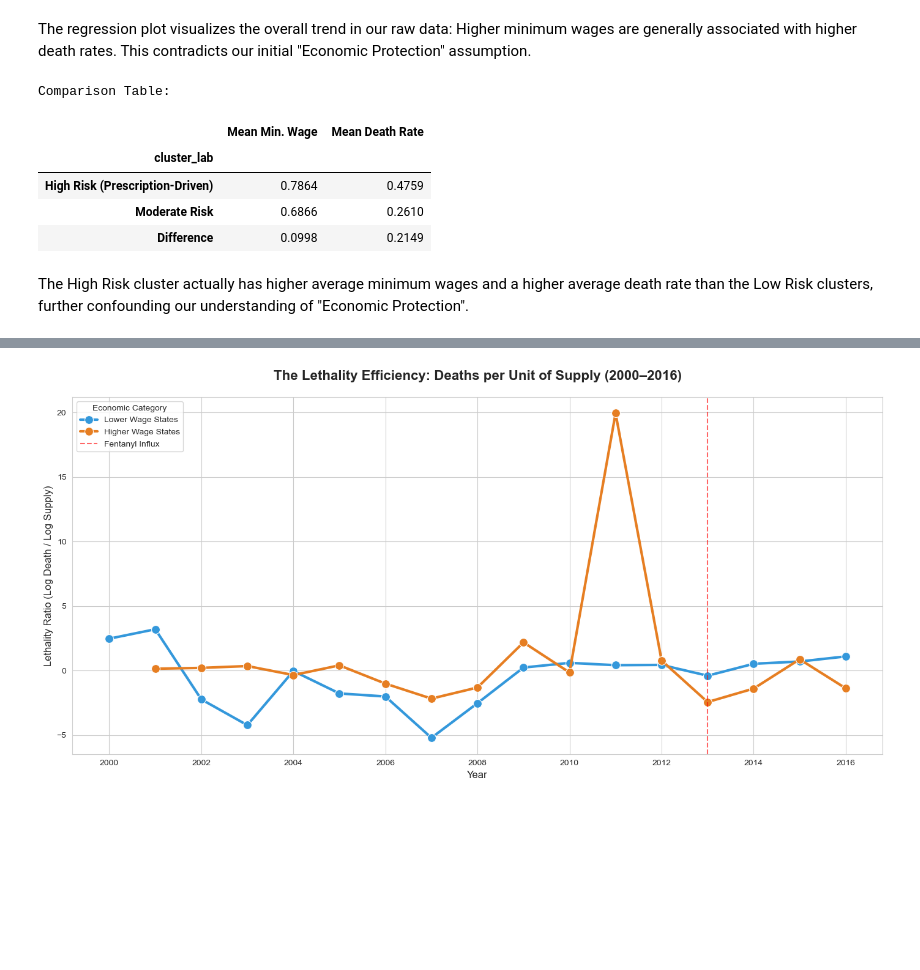
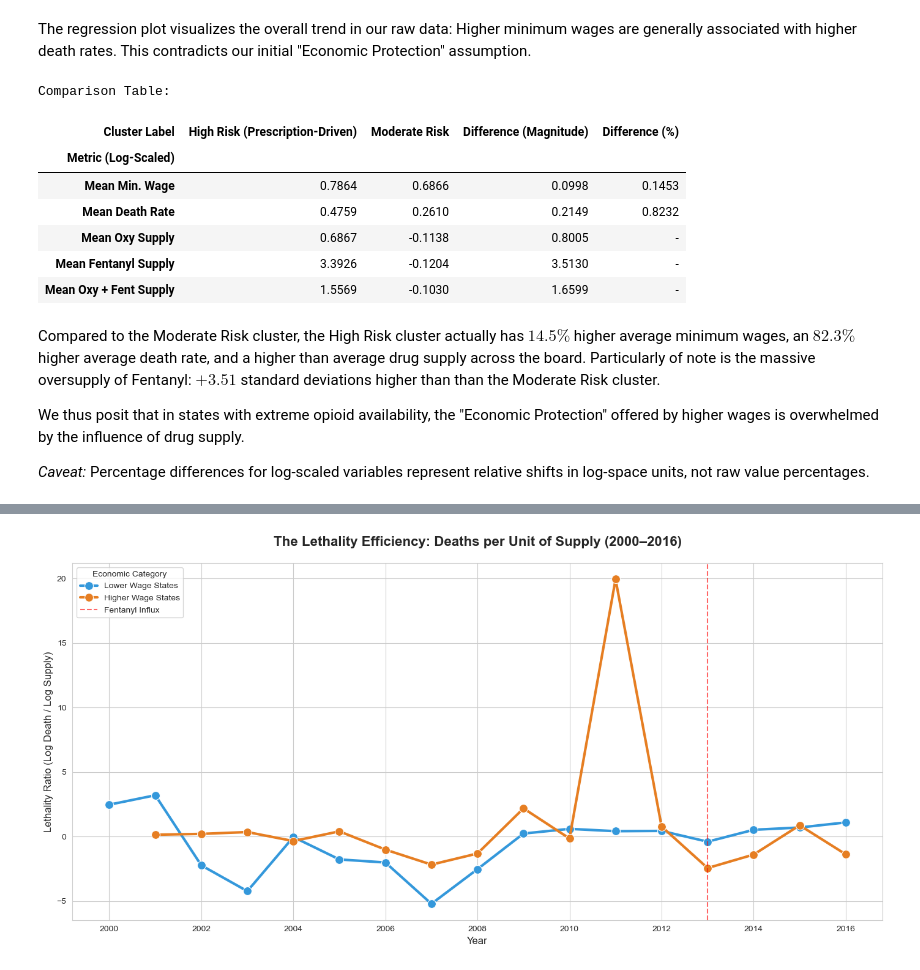
Before and after one commit to amberteetsel/substance-abuse-predictions, a Jupyter notebook: src/insights/death_rate_insights.ipynb, the cells around one changed output, grey strips where cells are left out. Cells and saved outputs as stored; diff of their text form; code cells hidden in the pictures; blank space fills up the shorter version.

Commit message:
furthering analysis

```diff
--- a/src/insights/death_rate_insights.ipynb
+++ b/src/insights/death_rate_insights.ipynb
@@ -141,48 +141,83 @@ The regression plot visualizes the overall trend in our raw data: Higher minimum
 # %%
 # Isolate clusters
 df_comp = df.loc[df.cluster_num.isin([0,1])].copy()
 
 # Aggregate means
 stats_comp = df_comp.groupby('cluster_lab').agg({
     'log_min_wage': 'mean',
-    'log_death_rate': 'mean'
+    'log_death_rate': 'mean',
+    'log_oxy': 'mean',
+    'log_fent':'mean',
+    'log_oxy_fent': 'mean'
 }).rename(columns={
     'log_min_wage': 'Mean Min. Wage',
-    'log_death_rate': 'Mean Death Rate'
+    'log_death_rate': 'Mean Death Rate',
+    'log_oxy': 'Mean Oxy Supply',
+    'log_fent':'Mean Fentanyl Supply',
+    'log_oxy_fent': 'Mean Oxy + Fent Supply'
 })
 
 # Calculate differences between clusters
 mod_mask = stats_comp.index.str.contains('Moderate')
 high_mask = stats_comp.index.str.contains('Prescription')
 
-wage_gap = stats_comp.loc[high_mask, 'Mean Min. Wage'].iloc[0] - \
-           stats_comp.loc[mod_mask, 'Mean Min. Wage'].iloc[0]
+# Magnitudes (High Risk - Moderate Risk)
+wage_gap = stats_comp.loc[high_mask, 'Mean Min. Wage'].iloc[0] - stats_comp.loc[mod_mask, 'Mean Min. Wage'].iloc[0]
+death_gap = stats_comp.loc[high_mask, 'Mean Death Rate'].iloc[0] - stats_comp.loc[mod_mask, 'Mean Death Rate'].iloc[0]
+oxy_gap = stats_comp.loc[high_mask, 'Mean Oxy Supply'].iloc[0] - stats_comp.loc[mod_mask, 'Mean Oxy Supply'].iloc[0]
+fent_gap = stats_comp.loc[high_mask, 'Mean Fentanyl Supply'].iloc[0] - stats_comp.loc[mod_mask, 'Mean Fentanyl Supply'].iloc[0]
+oxy_fent_gap = stats_comp.loc[high_mask, 'Mean Oxy + Fent Supply'].iloc[0] - stats_comp.loc[mod_mask, 'Mean Oxy + Fent Supply'].iloc[0]
 
-death_gap = stats_comp.loc[high_mask, 'Mean Death Rate'].iloc[0] - \
-            stats_comp.loc[mod_mask, 'Mean Death Rate'].iloc[0]
+# Percentages (Relative to the 'Moderate' Baseline)
+wage_gap_pct = wage_gap / stats_comp.loc[mod_mask, 'Mean Min. Wage'].iloc[0]
+death_gap_pct = death_gap / stats_comp.loc[mod_mask, 'Mean Death Rate'].iloc[0]
+oxy_gap_pct = oxy_gap / stats_comp.loc[mod_mask, 'Mean Oxy Supply'].iloc[0]
+fent_gap_pct = fent_gap / stats_comp.loc[mod_mask, 'Mean Fentanyl Supply'].iloc[0] # Fixed
+oxy_fent_gap_pct = oxy_fent_gap / stats_comp.loc[mod_mask, 'Mean Oxy + Fent Supply'].iloc[0] # Fixed
 
-# Add difference row
-# diff_row = {'Difference': [wage_gap, death_gap]}
+# Adding rows to the stats_comp dataframe
+stats_comp.loc['Difference (Magnitude)'] = [wage_gap, death_gap, oxy_gap, fent_gap, oxy_fent_gap]
+stats_comp.loc['Difference (%)'] = [wage_gap_pct, death_gap_pct, oxy_gap_pct, fent_gap_pct, oxy_fent_gap_pct]
 
-# something here so that diff_row becomes new row in stats_comp
-stats_comp.loc['Difference'] = [wage_gap, death_gap]
+# Create a mask to only apply % logic to the first two columns
+cols_to_pct = ['Mean Min. Wage', 'Mean Death Rate']
+
+# In your final row assignment, you can do this:
+stats_comp.loc['Difference (%)', cols_to_pct] = [wage_gap_pct, death_gap_pct]
+# Leave the supply % cells as NaN or "-"
+stats_comp.loc['Difference (%)', ['Mean Oxy Supply', 'Mean Fentanyl Supply', 'Mean Oxy + Fent Supply']] = np.nan
 
 # Reorder cols
-stats_comp = stats_comp[['Mean Min. Wage', 'Mean Death Rate']]
+stats_comp = stats_comp[['Mean Min. Wage', 'Mean Death Rate', 'Mean Oxy Supply', 'Mean Fentanyl Supply',
+                         'Mean Oxy + Fent Supply']]
 stats_comp = round(stats_comp,4)
 
+# Transpose, add Index and Column Labels
+stats_comp = stats_comp.T
+stats_comp.columns.name = "Cluster Label"
+stats_comp.index.name = "Metric (Log-Scaled)"
+
+# Fill NAs
+stats_comp = stats_comp.fillna("-")
+
 # Save comparison dataframe
-stats_comp.to_csv(os.path.join(BASE_DIR, "resources", "death_rate_tables", "high-mod-wage-death-comp.csv"))
+stats_comp.to_csv(os.path.join(BASE_DIR, "resources", "death_rate_tables", "high-mod-wage-death-supply-comp.csv"))
 
 # Output the formatted dataframe
 print("Comparison Table:")
 display(stats_comp)
 # %% [output]
 Comparison Table:
-|  | Mean Min. Wage | Mean Death Rate |
-| cluster_lab |  |  |
-| High Risk (Prescription-Driven) | 0.7864 | 0.4759 |
-| Moderate Risk | 0.6866 | 0.2610 |
-| Difference | 0.0998 | 0.2149 |
+| Cluster Label | High Risk (Prescription-Driven) | Moderate Risk | Difference (Magnitude) | Difference (%) |
+| Metric (Log-Scaled) |  |  |  |  |
+| Mean Min. Wage | 0.7864 | 0.6866 | 0.0998 | 0.1453 |
+| Mean Death Rate | 0.4759 | 0.2610 | 0.2149 | 0.8232 |
+| Mean Oxy Supply | 0.6867 | -0.1138 | 0.8005 | - |
+| Mean Fentanyl Supply | 3.3926 | -0.1204 | 3.5130 | - |
+| Mean Oxy + Fent Supply | 1.5569 | -0.1030 | 1.6599 | - |
 # %% [markdown]
-The High Risk cluster actually has higher average minimum wages and a higher average death rate than the Low Risk clusters, further confounding our understanding of "Economic Protection".
+Compared to the Moderate Risk cluster, the High Risk cluster actually has $14.5\%$ higher average minimum wages, an $82.3\%$ higher average death rate, and a higher than average drug supply across the board. Particularly of note is the massive oversupply of Fentanyl: $+3.51$ standard deviations higher than than the Moderate Risk cluster.
+
+We thus posit that in states with extreme opioid availability, the "Economic Protection" offered by higher wages is overwhelmed by the influence of drug supply.
+
+*Caveat:* Percentage differences for log-scaled variables represent relative shifts in log-space units, not raw value percentages.
```
Also changed, not shown: parts of 16 cells of this notebook, 6 other files.
